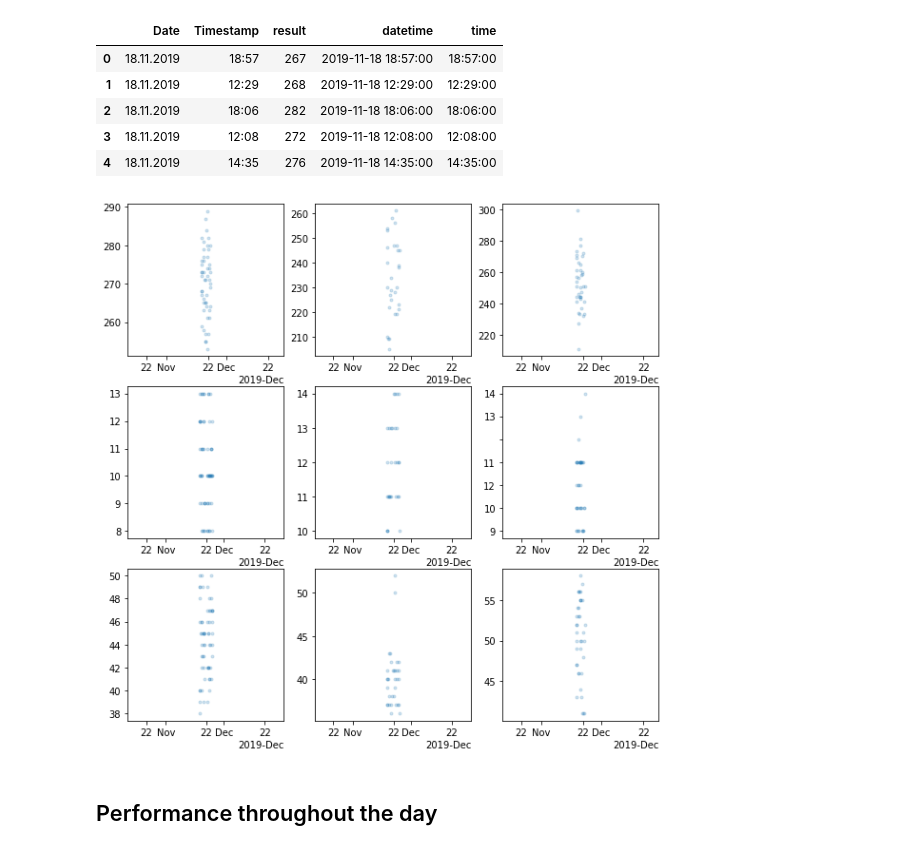
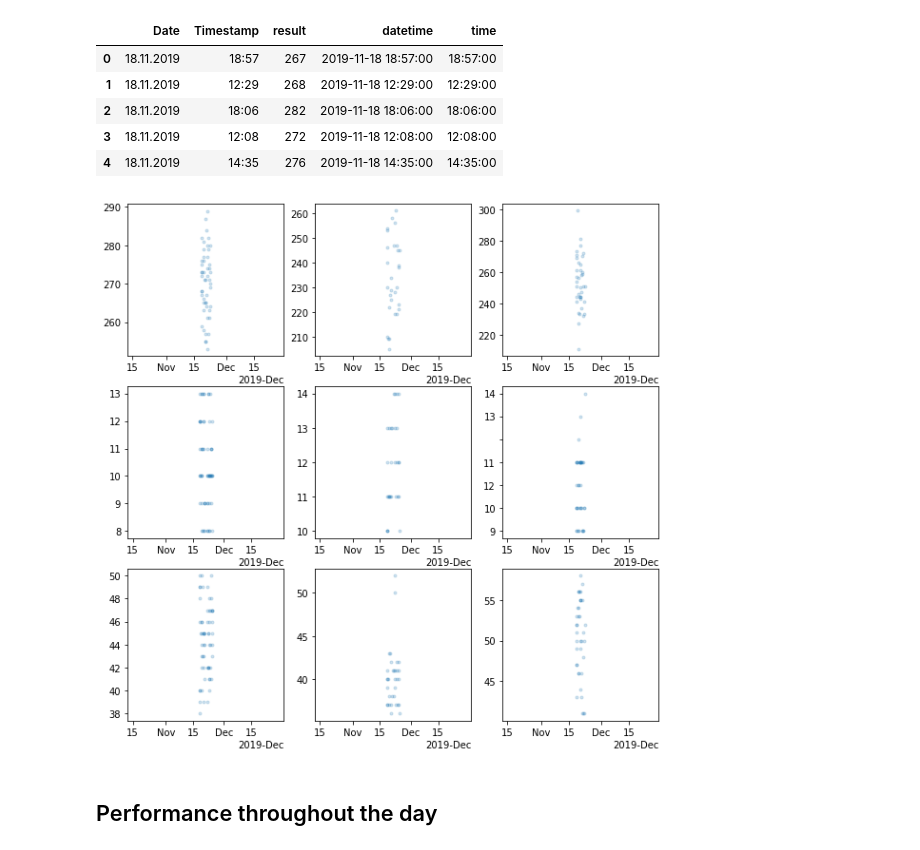
Before and after one commit to kaareltinn/icns-project, a Jupyter notebook: project.ipynb, the cells around one changed output. Drawn from its saved outputs; the diff is of its cells as text; code cells hidden in the pictures.

```diff
--- a/project.ipynb
+++ b/project.ipynb
@@ -25,6 +25,12 @@ def add_datetime_column(df):
 
 def add_time_column(df):
     df['time'] = df.apply(lambda x: parse_time(x.Timestamp), axis=1)
+
+def set_concise_formatter(ax):
+    locator = mdates.AutoDateLocator(minticks=3, maxticks=7)
+    formatter = mdates.ConciseDateFormatter(locator)
+    ax.xaxis.set_major_locator(locator)
+    ax.xaxis.set_major_formatter(formatter)
 # %% [markdown]
 Read in the data. Subject 1 = Behrad, Subject 2 = Gregor, Subject 3 = Kaarel
 # %%
@@ -106,17 +112,15 @@ Total data points shape: (375, 5)
 # %%
 fig, axs = plt.subplots(3, 3, figsize=(10, 10))
 
 for i, (test_type, ax) in enumerate(zip(np.repeat(['reaction', 'visual', 'typing'], 3), itertools.chain(*axs))):
     d = data[test_type][i % 3]
     ax.scatter(d.datetime, d.result, marker='.', alpha=0.2)
-    locator = mdates.AutoDateLocator(minticks=3, maxticks=3)
-    formatter = mdates.ConciseDateFormatter(locator)
-    ax.xaxis.set_major_locator(locator)
-    ax.xaxis.set_major_formatter(formatter)
+    set_concise_formatter(ax)
+    # TODO: Add axises and plot titles
 
 plt.show()
 # %% [output]
-[figure, old version]
+[figure, new version]
 # %% [markdown]
 ## Performance throughout the day
 # %% [markdown]
```
Also changed, not shown: parts of 4 cells of this notebook.
